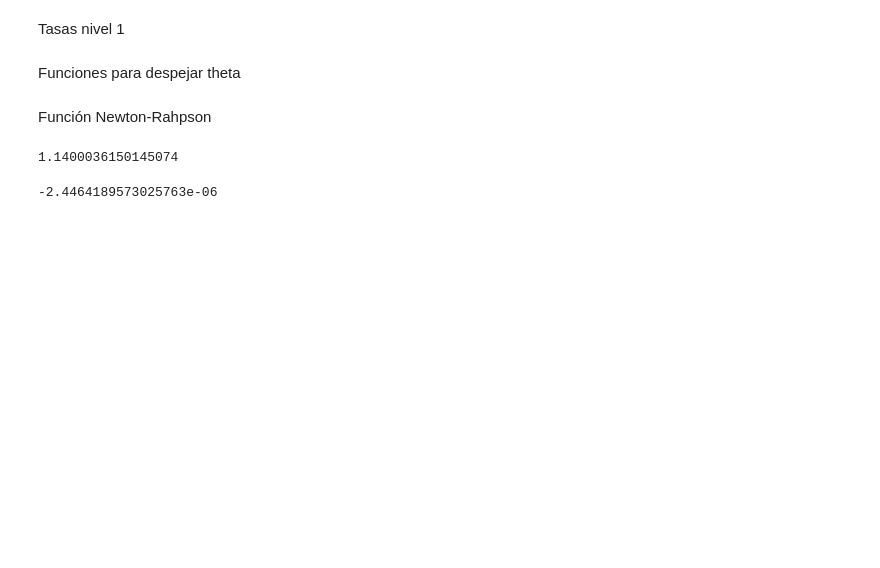
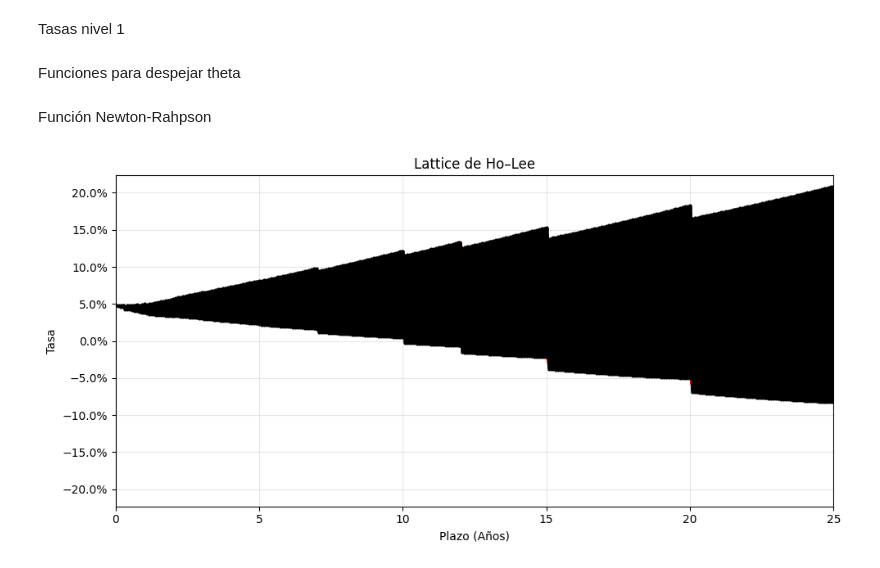
Before and after one commit to vgalfaro/capstone, a Jupyter notebook: holee_simple.ipynb, the cells around one changed output. Cells and saved outputs as stored; diff of their text form; code cells hidden in the pictures; blank space fills up the shorter version.

```diff
--- a/holee_simple.ipynb
+++ b/holee_simple.ipynb
@@ -43,25 +40,24 @@ def disc_factor(r: float, dt: float)->float:
 
 def ab_ident(theta: float, j: int, P: list, Q : list, r: list, dt: float, sigma: float)->float:
 
-    value = 0.5 * Q[0][j] * disc_factor(r[0][j] + theta*dt - sigma*np.sqrt(dt), dt)
-    value += 0.5 * Q[j][j] * disc_factor(r[j][j] + theta*dt + sigma*np.sqrt(dt), dt)
+    s = sigma * np.sqrt(dt)
 
-    middle_nodes = [(Q[i][j] + Q[i+1][j])*disc_factor(r[i+1][j] + theta*dt - sigma*np.sqrt(dt), dt)
-                    for i in range(j-1)]
+    value = 0.5 * Q[0][j] * disc_factor(r[0][j] + theta*dt - s, dt)
+    value += 0.5 * Q[j][j] * disc_factor(r[j][j] + theta*dt + s, dt)
+
+    middle_nodes = [(Q[i-1][j] + Q[i][j])*disc_factor(r[i][j] + theta*dt, dt) for i in range(1, j+1)] # -s
     value += 0.5 * sum(middle_nodes)
     value -= P[j+1]
 
     return value
 
 def ab_ident_deriv(theta: float, j: int, P: list, Q : list, r: list, dt: float, sigma: float)->float:
+    s = sigma * np.sqrt(dt)
+    value = (-0.5) * (dt**2) * Q[0][j] * disc_factor(r[0][j] + theta*dt - s, dt)**2
+    value -= 0.5 * (dt**2) * Q[j][j] * disc_factor(r[j][j] + theta*dt + s, dt)**2
 
-    value = (-0.5) * (dt**2) * Q[0][j] * (disc_factor(r[0][j] + theta*dt - sigma*np.sqrt(dt), dt)**2)
-    value -= 0.5 * (dt**2) * Q[j][j] * (disc_factor(r[j][j] + theta*dt + sigma*np.sqrt(dt), dt)**2)
-
-    middle_nodes = [(Q[i][j] + Q[i+1][j])*(disc_factor(r[i+1][j] + theta*dt - sigma*np.sqrt(dt), dt)**2)
-                    for i in range(j-1)]
+    middle_nodes = [(Q[i-1][j] + Q[i][j])*disc_factor(r[i][j]+theta*dt, dt)**2 for i in range(1, j+1)] # -s
     value -= 0.5 * (dt**2) * sum(middle_nodes)
-
     return value
 # %% [markdown]
 Función Newton-Rahpson
@@ -73,12 +102,19 @@ def newton_raphson(j: int, P: list, Q : list, r: list, dt: float, sigma: float)-
     return theta
-# %%
-Q[0][1] = disc_factor(r[0][1], dt) * Q[0][0]
-Q[1][1] = disc_factor(r[1][1], dt) * Q[0][0]
-# %%
-newton_raphson(1, P, Q, r, dt, sigma)
-# %% [output]
-1.1400036150145074
-# %%
-ab_ident(1.140361500133895, 1, P, Q, r, dt, sigma)
-# %% [output]
--2.4464189573025763e-06
+# %%
+for j in range(1,N):
+    # Precios Arrow-Debreu
+    for i in range(0, j+1):
+        if i == 0:
+            Q[i][j] = disc_factor(r[i][j], dt) * 0.5 * Q[i][j-1]
+        elif i == j:
+            Q[i][j] = disc_factor(r[i][j], dt) * 0.5 * Q[j-1][j-1]
+        else:
+            Q[i][j] = disc_factor(r[i][j], dt) * 0.5 * (Q[i-1][j-1] + Q[i][j-1])
+
+    # theta
+    theta[j] = newton_raphson(j, P, Q, r, dt, sigma)
+
+    # Tasas
+    for i in range(0, j+1):
+        r[i][j+1] = r[i][j] + theta[j]*dt - sigma*np.sqrt(dt)
+    r[j+1][j+1] = r[j][j] + theta[j]*dt + sigma*np.sqrt(dt)
@@ -84,0 +167,4 @@ ab_ident(1.140361500133895, 1, P, Q, r, dt, sigma)
+# %%
+plot_ho_lee_lattice(r, dt)
+# %% [output]
+[figure, added]
```
Also changed, not shown: parts of 12 cells of this notebook, 3 other files.
